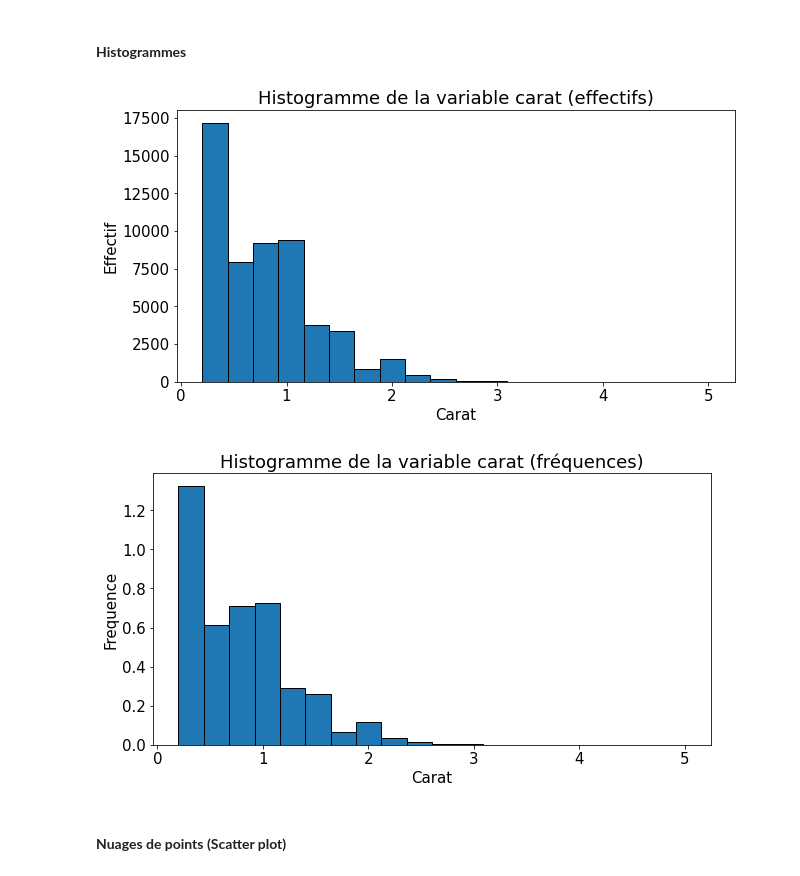
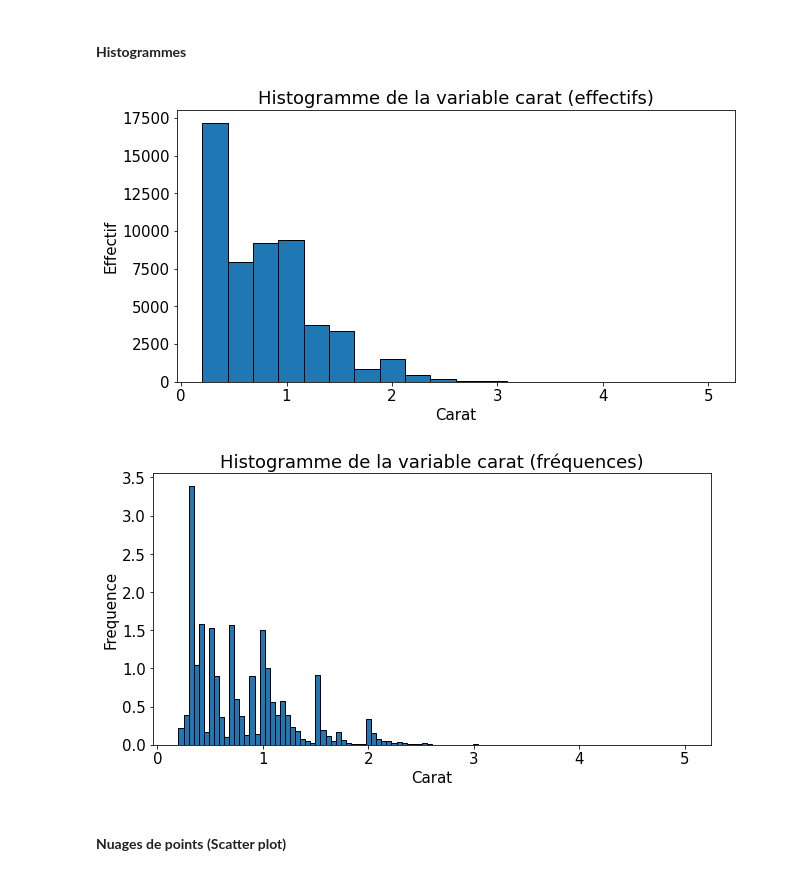
Before and after one commit to Selimmmm/data-science-1-public, a Jupyter notebook: tps/2_a_stats_descriptives.ipynb, the cells around one changed output. Cells and saved outputs as stored; diff of their text form; code cells hidden in the pictures.

```diff
--- a/tps/2_a_stats_descriptives.ipynb
+++ b/tps/2_a_stats_descriptives.ipynb
@@ -566,21 +566,21 @@ plt.show()
 # %%
 plt.figure(figsize=(10,5))
 plt.hist(diamonds['carat'], bins = 20,  edgecolor="black")
 plt.xlabel('Carat')
 plt.ylabel('Effectif')
 plt.title('Histogramme de la variable carat (effectifs)')
 plt.show()
 
 
 plt.figure(figsize=(10,5))
-plt.hist(diamonds['carat'], bins = 20, density=True, edgecolor="black")
+plt.hist(diamonds['carat'], bins = 100, density=True, edgecolor="black")
 plt.xlabel('Carat')
 plt.ylabel('Frequence')
 plt.title('Histogramme de la variable carat (fréquences)')
 plt.show()
 # %% [output]
 [figure]
-[figure, old version]
+[figure, new version]
 # %% [markdown]
 #### **Nuages de points (Scatter plot)**
 # %%
```
Also changed, not shown: parts of 1 cell of this notebook, 4 other files.
